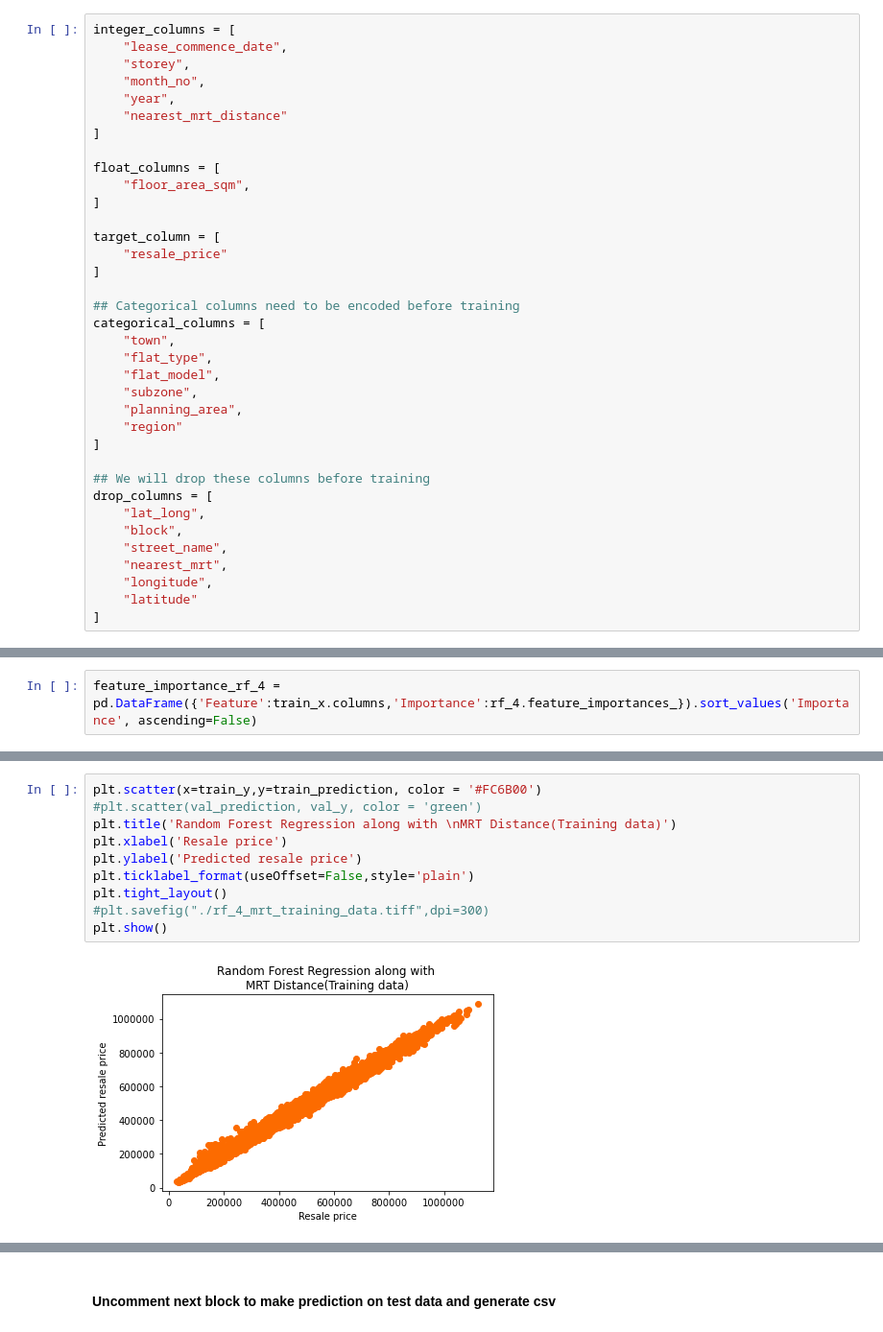
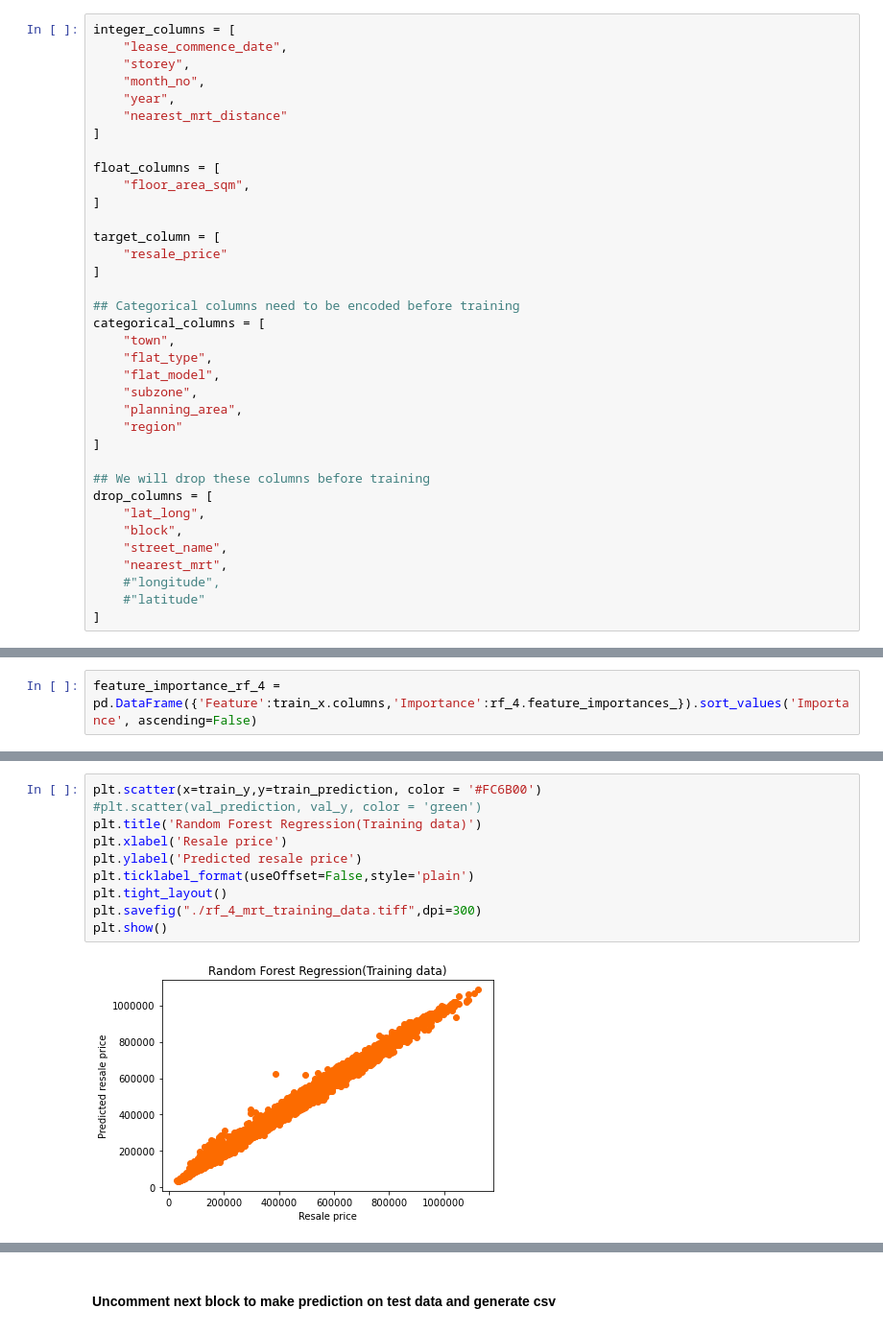
Before and after one commit to dheeraj-sn/hdb_resale_price_prediction, a Jupyter notebook: MRT_EDA_PREPROCESSING_MODEL_ANALYSIS.ipynb, the cells around one changed output, grey strips where cells are left out. Shown: that part at 96% size. Saved outputs shown, nothing was run; the diff lists cells and outputs as text.

```diff
--- a/MRT_EDA_PREPROCESSING_MODEL_ANALYSIS.ipynb
+++ b/MRT_EDA_PREPROCESSING_MODEL_ANALYSIS.ipynb
@@ -348,8 +347,8 @@ drop_columns = [
     "block",
     "street_name",
     "nearest_mrt",
-    "longitude",
-    "latitude"
+    #"longitude",
+    #"latitude"
 ]
 # %% [markdown]
 ### Drop the selected columns
@@ -607,14 +618,14 @@ plt.tight_layout()
 # %%
 plt.scatter(x=train_y,y=train_prediction, color = '#FC6B00')
 #plt.scatter(val_prediction, val_y, color = 'green')
-plt.title('Random Forest Regression along with \nMRT Distance(Training data)')
+plt.title('Random Forest Regression(Training data)')
 plt.xlabel('Resale price')
 plt.ylabel('Predicted resale price')
 plt.ticklabel_format(useOffset=False,style='plain')
 plt.tight_layout()
-#plt.savefig("./rf_4_mrt_training_data.tiff",dpi=300)
+plt.savefig("./rf_4_mrt_training_data.tiff",dpi=300)
 plt.show()
 # %% [output]
-[figure, old version]
+[figure, new version]
 # %%
 plt.scatter(x=val_y,y=val_prediction, color = '#BBFC00')
```
Also changed, not shown: parts of 40 cells of this notebook.
